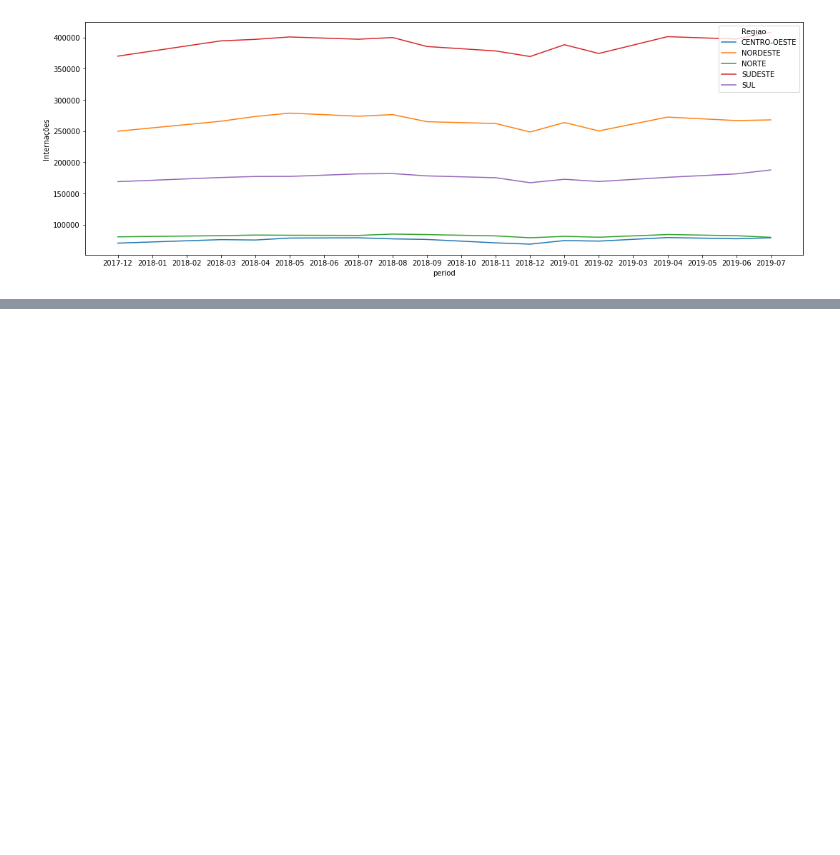
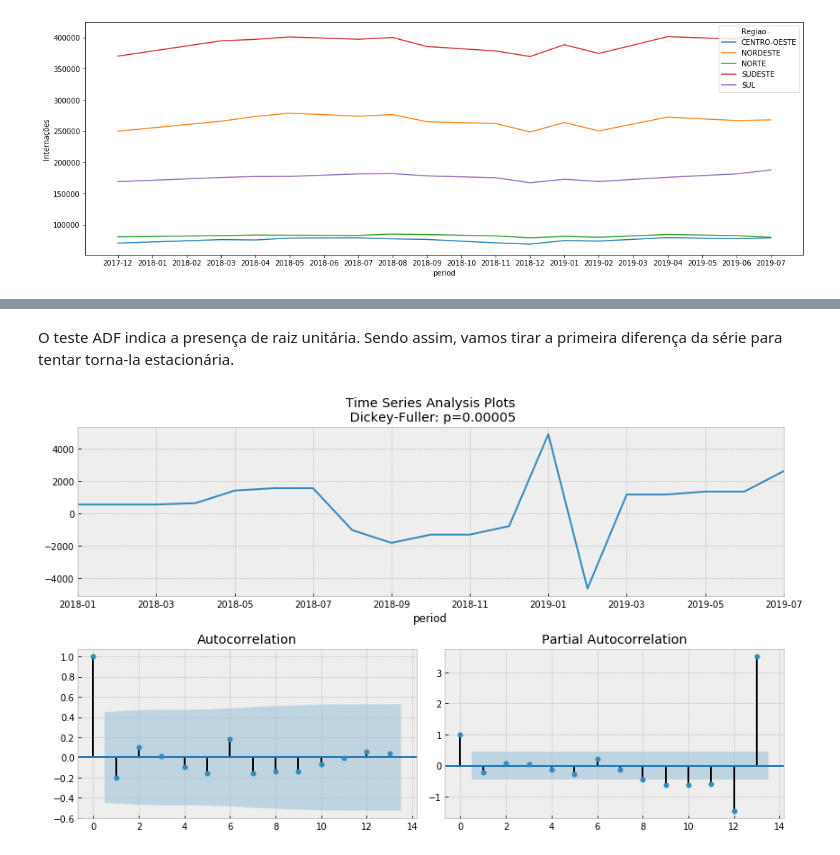
Before and after one commit to leshiota/case_sulamerica, a Jupyter notebook: notebooks/analise.ipynb, the cells around one changed output, grey strips where cells are left out. Cells and saved outputs as stored; diff of their text form; code cells hidden in the pictures; blank space fills up the shorter version.

```diff
--- a/notebooks/analise.ipynb
+++ b/notebooks/analise.ipynb
@@ -310,0 +412,6 @@ sns.lineplot(x='period', y='Internações',
+# %% [markdown]
+O teste ADF indica a presença de raiz unitária. Sendo assim, vamos tirar a primeira diferença da série para tentar torna-la estacionária.
+# %%
+sl.tsplot(y=y.diff().dropna())
+# %% [output]
+[figure, added]
```
Also changed, not shown: parts of 38 cells of this notebook, 6 other files.
